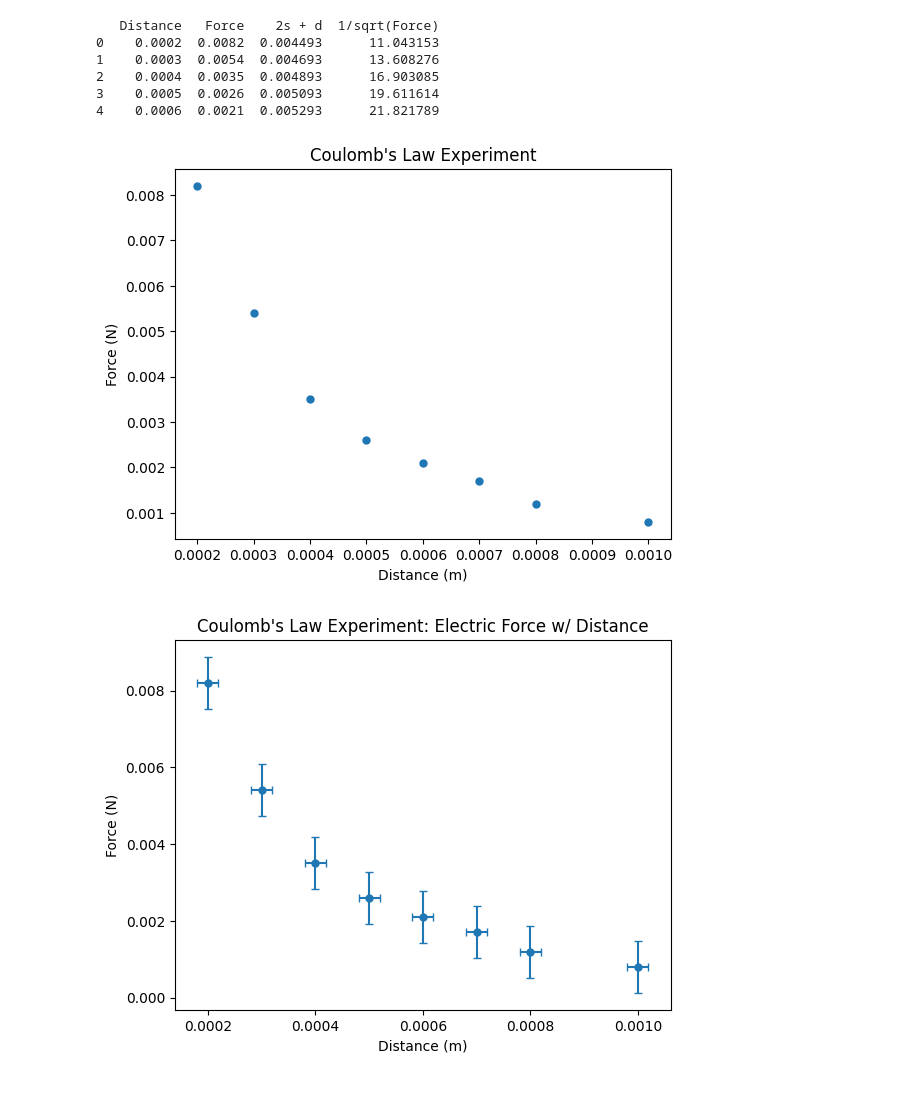
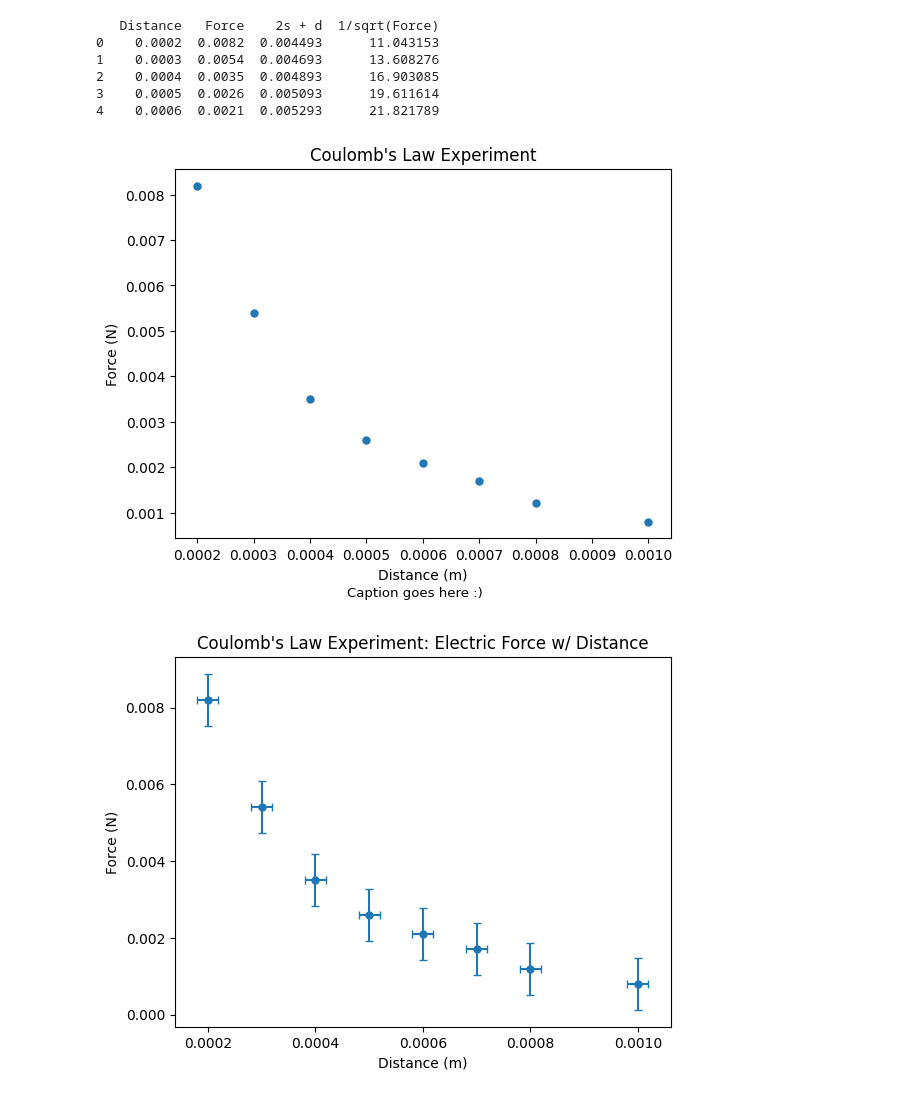
Before and after one commit to Avesta03/Electrostatics-Lab-Report-Analysis, a Jupyter notebook: analysis.ipynb, the cells around one changed output. Saved outputs shown, nothing was run; the diff lists cells and outputs as text; code cells hidden in the pictures.

```diff
--- a/analysis.ipynb
+++ b/analysis.ipynb
@@ -18,13 +18,14 @@ df['Force_Error'] = 0.000678
 # %%
 plt.errorbar(df['Distance'], df['Force'], fmt='o', markersize=5, capsize=3)
 
 plt.xlabel('Distance (m)')
 plt.ylabel('Force (N)')
 plt.title('Coulomb\'s Law Experiment')
+plt.figtext(0.5, -0.01, "Caption goes here :)", wrap=True, horizontalalignment='center', fontsize=9.5)
 
 plt.show()
 # %% [output]
-[figure, old version]
+[figure, new version]
 # %%
 plt.errorbar(df['Distance'], df['Force'], xerr=df['Distance_Error'], yerr=df['Force_Error'], fmt='o', markersize=5, capsize=3)
 
```
Also changed, not shown: parts of 2 cells of this notebook.
